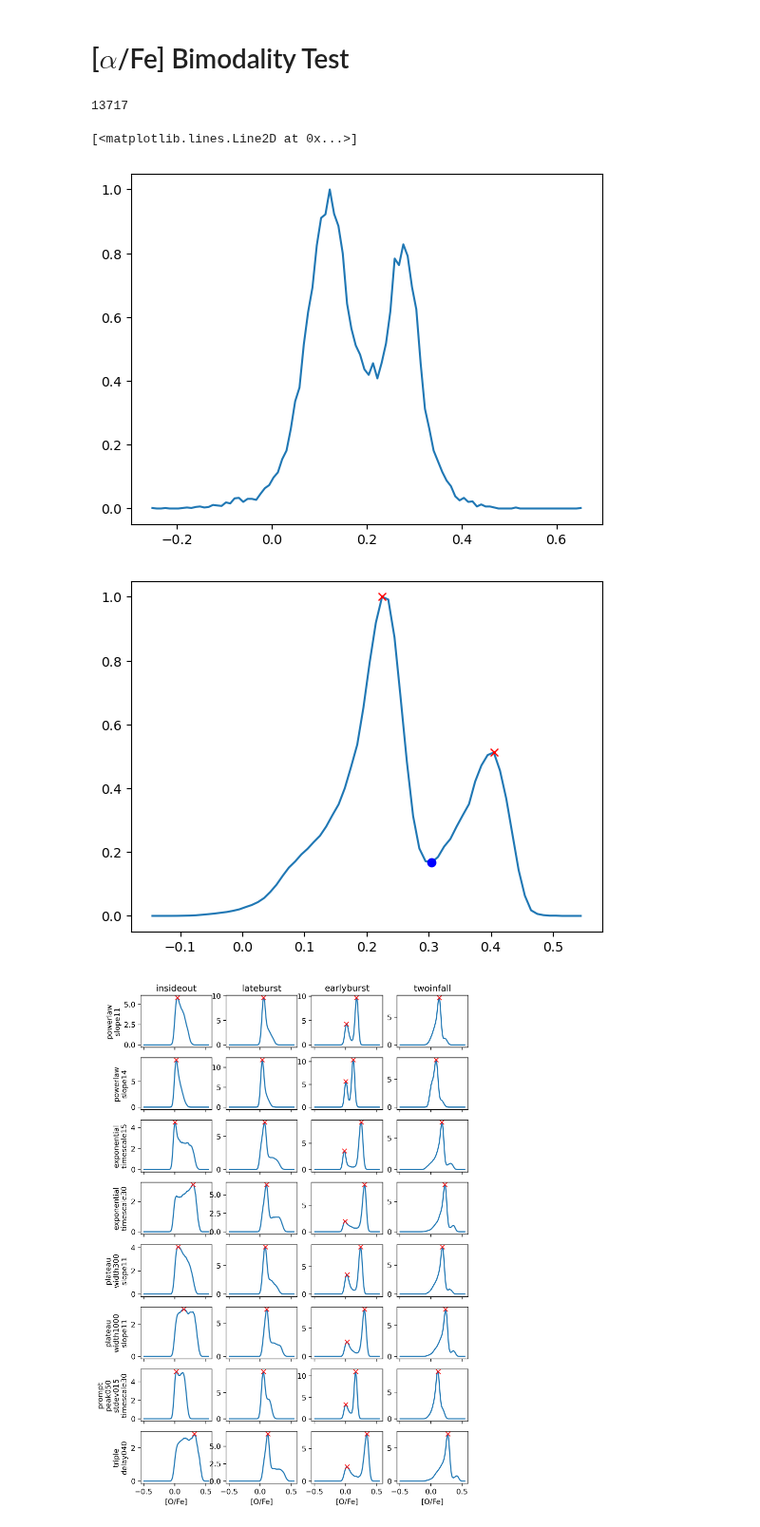
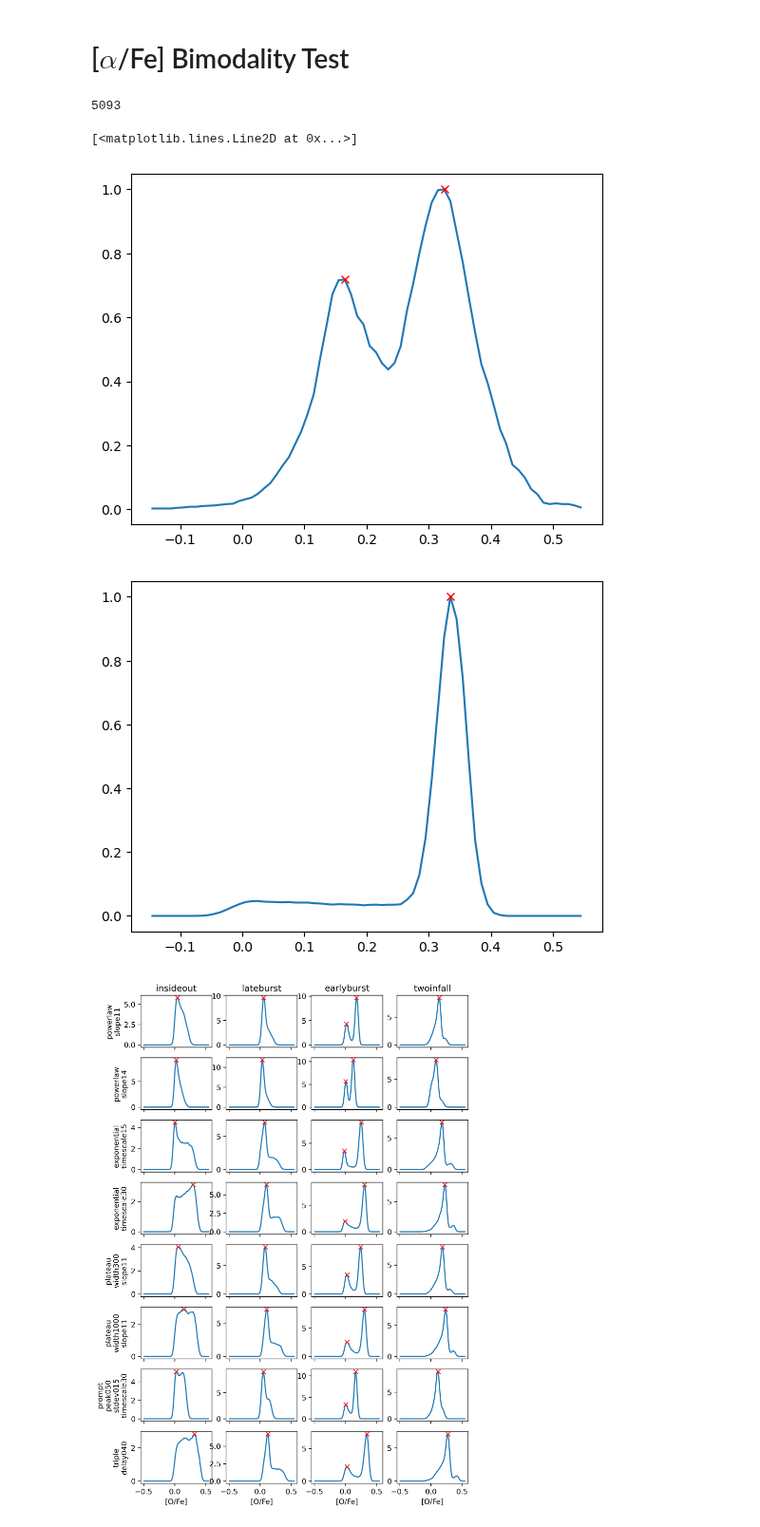
Before and after one commit to lodubay/galactic-dtd, a Jupyter notebook: notebooks/bimodality_new.ipynb, the cells around one changed output. Shown at 95% size. Saved outputs shown, nothing was run; the diff lists cells and outputs as text; code cells hidden in the pictures.

```diff
--- a/notebooks/bimodality_new.ipynb
+++ b/notebooks/bimodality_new.ipynb
@@ -16,15 +16,18 @@ from utils import get_bin_centers
 apogee_data = import_apogee()
 # %%
 apogee_subset = apogee_region(apogee_data, galr_lim=(7, 9), absz_lim=(0, 2))
-apogee_subset = apogee_subset[(apogee_subset['FE_H'] > -0.4) & (apogee_subset['FE_H'] < -0.2)]
+apogee_subset = apogee_subset[(apogee_subset['FE_H'] > -0.5) & (apogee_subset['FE_H'] < -0.4)]
 apogee_subset.shape[0]
 # %% [output]
-13717
+5093
 # %%
-mdf, bin_edges = apogee_mdf(apogee_subset, 'O_FE')
+mdf, bin_edges = apogee_mdf(apogee_subset, 'O_FE', bins=np.arange(-0.15, 0.56, 0.01), smoothing=0.05)
 mdf /= mdf.max()
-plt.plot(get_bin_centers(bin_edges), mdf)
+peaks, _ = find_peaks(mdf, prominence=0.1)
+bin_centers = get_bin_centers(bin_edges)
+plt.plot(bin_centers, mdf)
+plt.plot(bin_centers[peaks], mdf[peaks], 'rx')
 # %% [output]
 [<matplotlib.lines.Line2D at 0x...>]
-[figure, old version]
+[figure, new version]
 # %%
@@ -32,5 +35,5 @@ mzs = MultizoneStars.from_output('gaussian/twoinfall/exponential_timescale30')
 # %%
-vice_subset = mzs.region(galr_lim=(7, 9)).filter({'[fe/h]': (-0.6, -0.4)}).model_uncertainty()
+vice_subset = mzs.region(galr_lim=(7, 9)).filter({'[fe/h]': (-0.5, -0.4)}).model_uncertainty()
 mdf, bin_edges = vice_subset.mdf('[o/fe]', bins=np.arange(-0.15, 0.56, 0.01), smoothing=0.05)
 mdf /= mdf.max()
 peaks, _ = find_peaks(mdf, prominence=0.1)
@@ -41,7 +44,7 @@ plt.plot(bin_centers[peaks], mdf[peaks], 'rx')
 plt.plot(bin_centers[troughs], mdf[troughs], 'bo')
 plt.show()
 # %% [output]
-[figure, old version]
+[figure, new version]
 # %%
 sfh_list = ['insideout', 'lateburst', 'earlyburst', 'twoinfall']
 dtd_list = ['powerlaw_slope11',
```
Also changed, not shown: parts of 1 cell of this notebook.
